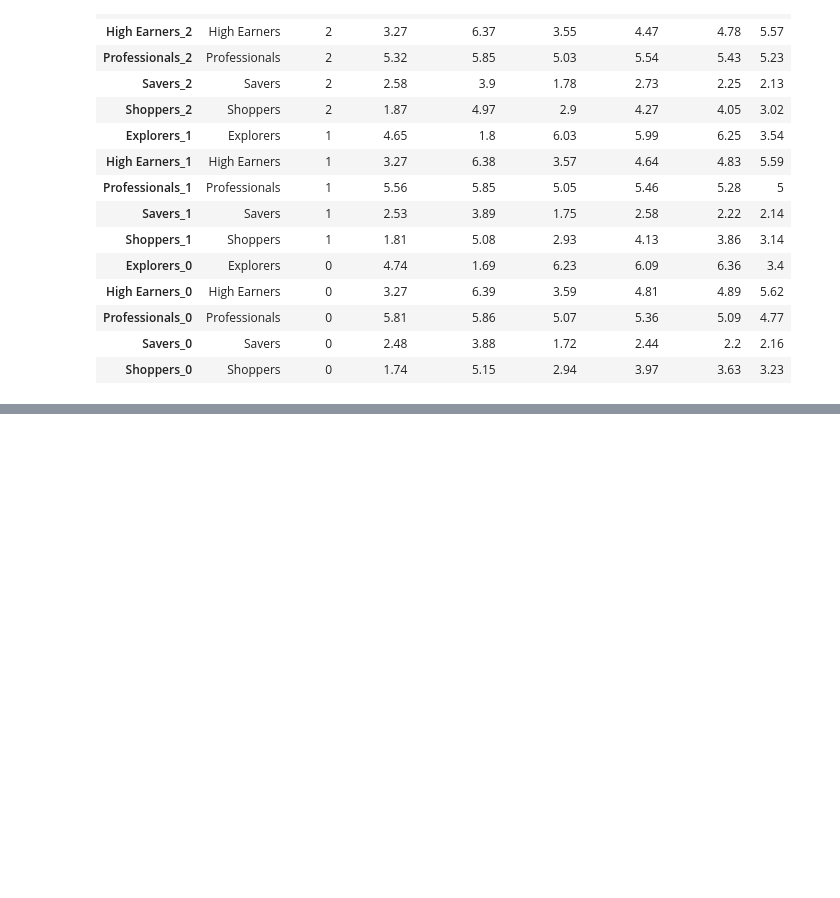
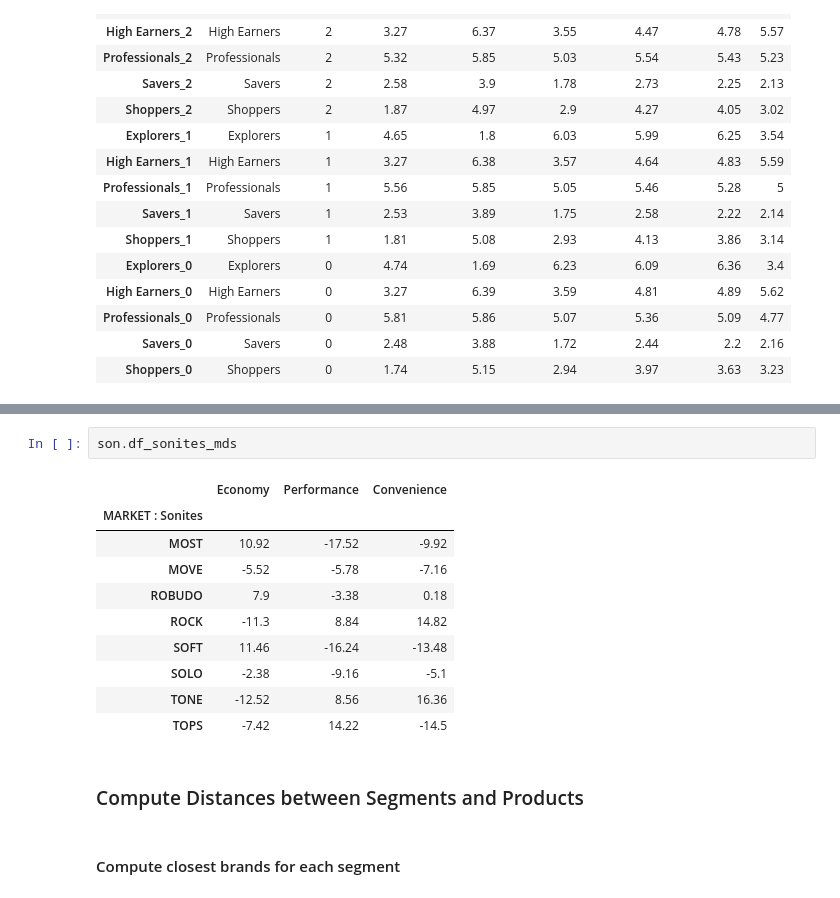
Before and after one commit to FedericoCortesi/Markstrat, a Jupyter notebook: main.ipynb, the cells around one changed output, grey strips where cells are left out. Cells and saved outputs as stored; diff of their text form; blank space fills up the shorter version.

```diff
--- a/main.ipynb
+++ b/main.ipynb
@@ -201,0 +191,17 @@ all_sonites_distances[3]
+# %%
+son.df_sonites_mds
+# %% [output]
+|  | Economy | Performance | Convenience |
+| MARKET : Sonites |  |  |  |
+| MOST | 10.92 | -17.52 | -9.92 |
+| MOVE | -5.52 | -5.78 | -7.16 |
+| ROBUDO | 7.9 | -3.38 | 0.18 |
+| ROCK | -11.3 | 8.84 | 14.82 |
+| SOFT | 11.46 | -16.24 | -13.48 |
+| SOLO | -2.38 | -9.16 | -5.1 |
+| TONE | -12.52 | 8.56 | 16.36 |
+| TOPS | -7.42 | 14.22 | -14.5 |
+# %% [markdown]
+### Compute Distances between Segments and Products
+# %% [markdown]
+#### Compute closest brands for each segment
```
Also changed, not shown: parts of 23 cells of this notebook, 2 other files.
